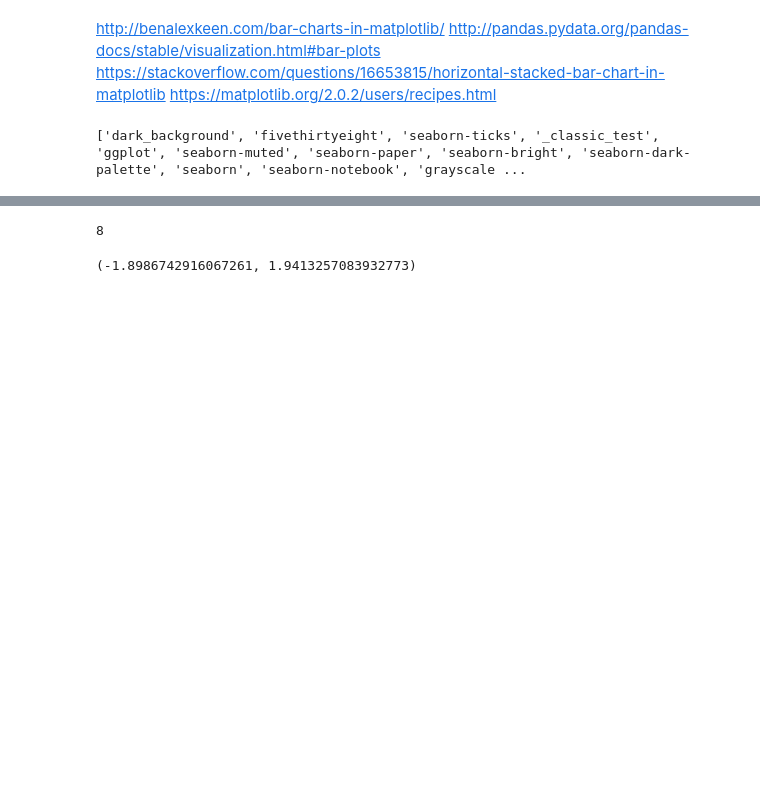
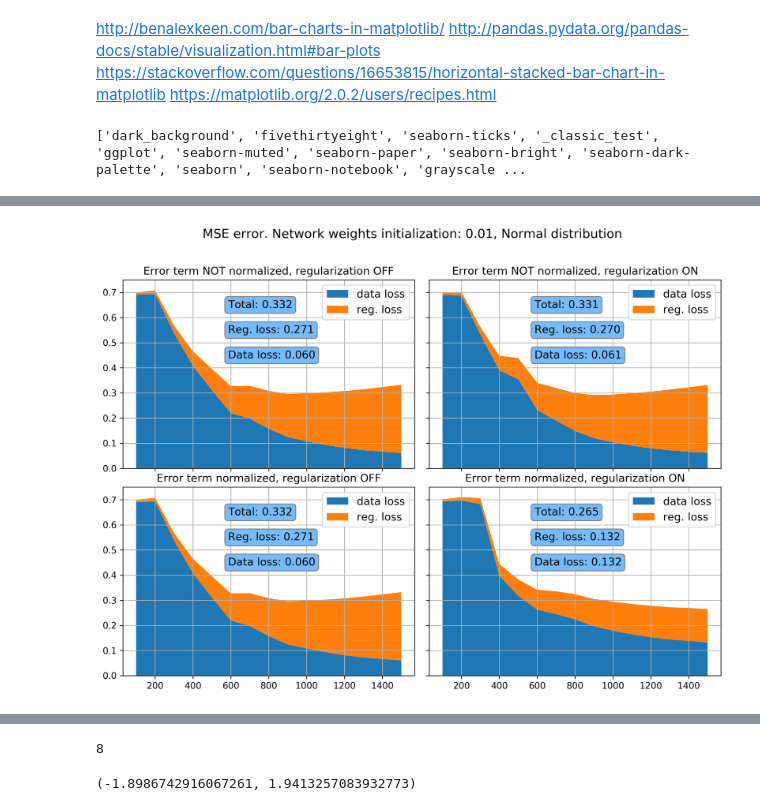
Before and after one commit to DKolmas/Python-Neural-Network, a Jupyter notebook: Network_building_blocks_v0.3.ipynb, the cells around one changed output, grey strips where cells are left out. Drawn from its saved outputs; the diff is of its cells as text; code cells hidden in the pictures; blank space fills up the shorter version.

```diff
--- a/Network_building_blocks_v0.3.ipynb
+++ b/Network_building_blocks_v0.3.ipynb
@@ -1262,0 +1361,6 @@ plotMse(track_error_term_not_div_w0_regOff)
+# %%
+plotMse(track_error_term_not_div_w0_regOff, track_error_term_not_div_w0_regOn,
+        track_error_term_div_w0_regOff, track_error_term_div_w0_regOn,
+        TitlePart1="0.01, Normal distribution", TrainData=False)
+# %% [output]
+[figure, added]
```
Also changed, not shown: parts of 8 cells of this notebook.
